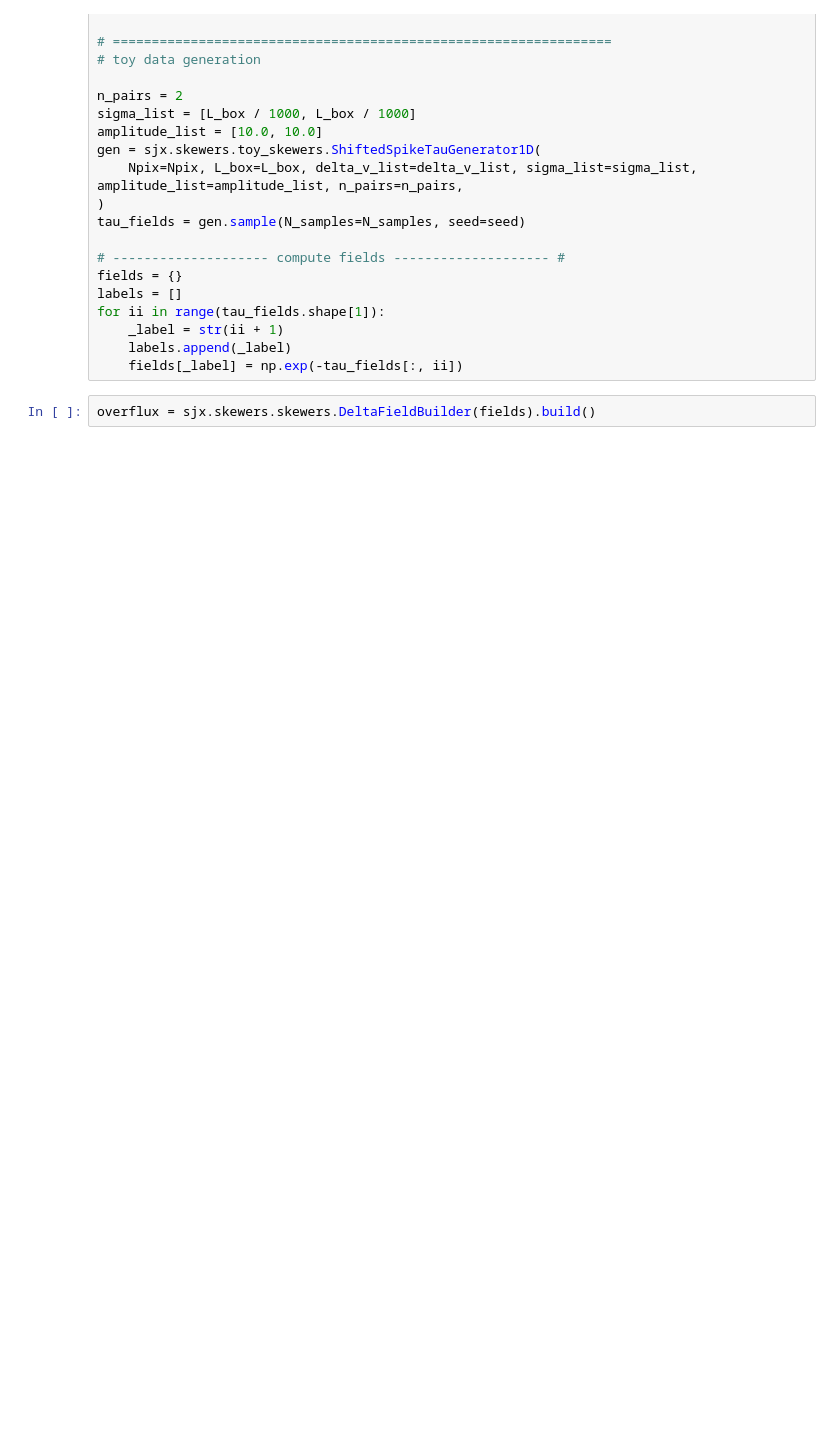
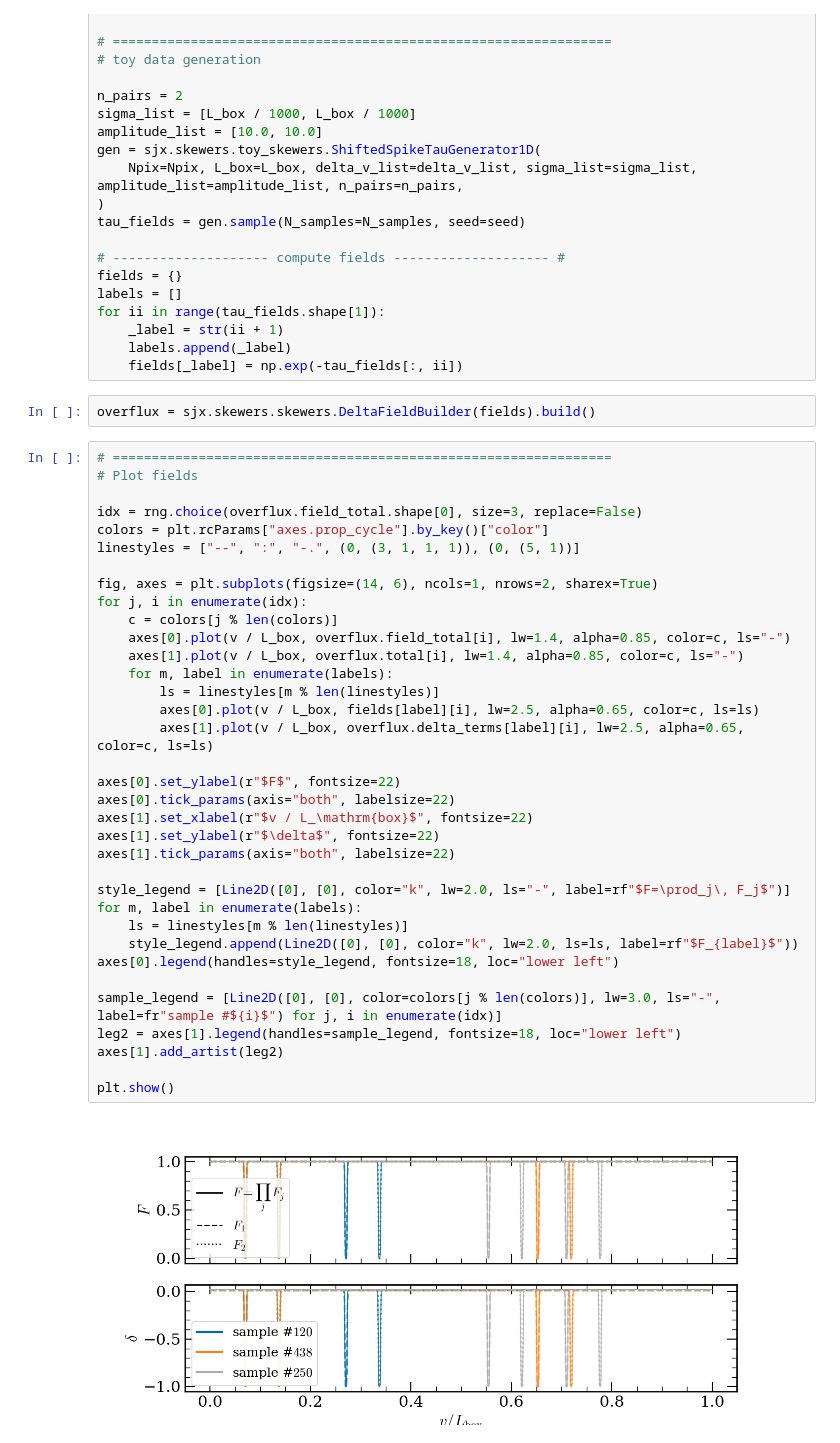
Before and after one commit to daniellopezcano/SkewerJAX, a Jupyter notebook: notebooks/8_P1D_xi1D.ipynb, the cells around one changed output. Drawn from its saved outputs; the diff is of its cells as text; blank space fills up the shorter version.

```diff
--- a/notebooks/8_P1D_xi1D.ipynb
+++ b/notebooks/8_P1D_xi1D.ipynb
@@ -67,3 +67,40 @@ for ii in range(tau_fields.shape[1]):
     fields[_label] = np.exp(-tau_fields[:, ii])
 # %%
 overflux = sjx.skewers.skewers.DeltaFieldBuilder(fields).build()
+# %%
+# ================================================================
+# Plot fields
+
+idx = rng.choice(overflux.field_total.shape[0], size=3, replace=False)
+colors = plt.rcParams["axes.prop_cycle"].by_key()["color"]
+linestyles = ["--", ":", "-.", (0, (3, 1, 1, 1)), (0, (5, 1))]
+
+fig, axes = plt.subplots(figsize=(14, 6), ncols=1, nrows=2, sharex=True)
+for j, i in enumerate(idx):
+    c = colors[j % len(colors)]
+    axes[0].plot(v / L_box, overflux.field_total[i], lw=1.4, alpha=0.85, color=c, ls="-")
+    axes[1].plot(v / L_box, overflux.total[i], lw=1.4, alpha=0.85, color=c, ls="-")
+    for m, label in enumerate(labels):
+        ls = linestyles[m % len(linestyles)]
+        axes[0].plot(v / L_box, fields[label][i], lw=2.5, alpha=0.65, color=c, ls=ls)
+        axes[1].plot(v / L_box, overflux.delta_terms[label][i], lw=2.5, alpha=0.65, color=c, ls=ls)
+
+axes[0].set_ylabel(r"$F$", fontsize=22)
+axes[0].tick_params(axis="both", labelsize=22)
+axes[1].set_xlabel(r"$v / L_\mathrm{box}$", fontsize=22)
+axes[1].set_ylabel(r"$\delta$", fontsize=22)
+axes[1].tick_params(axis="both", labelsize=22)
+
+style_legend = [Line2D([0], [0], color="k", lw=2.0, ls="-", label=rf"$F=\prod_j\, F_j$")]
+for m, label in enumerate(labels):
+    ls = linestyles[m % len(linestyles)]
+    style_legend.append(Line2D([0], [0], color="k", lw=2.0, ls=ls, label=rf"$F_{label}$"))
+axes[0].legend(handles=style_legend, fontsize=18, loc="lower left")
+
+sample_legend = [Line2D([0], [0], color=colors[j % len(colors)], lw=3.0, ls="-", label=fr"sample #${i}$") for j, i in enumerate(idx)]
+leg2 = axes[1].legend(handles=sample_legend, fontsize=18, loc="lower left")
+axes[1].add_artist(leg2)
+
+plt.show()
+# %% [output]
+[figure, added]
```
Also changed, not shown: parts of 8 cells of this notebook, 1 other file.
